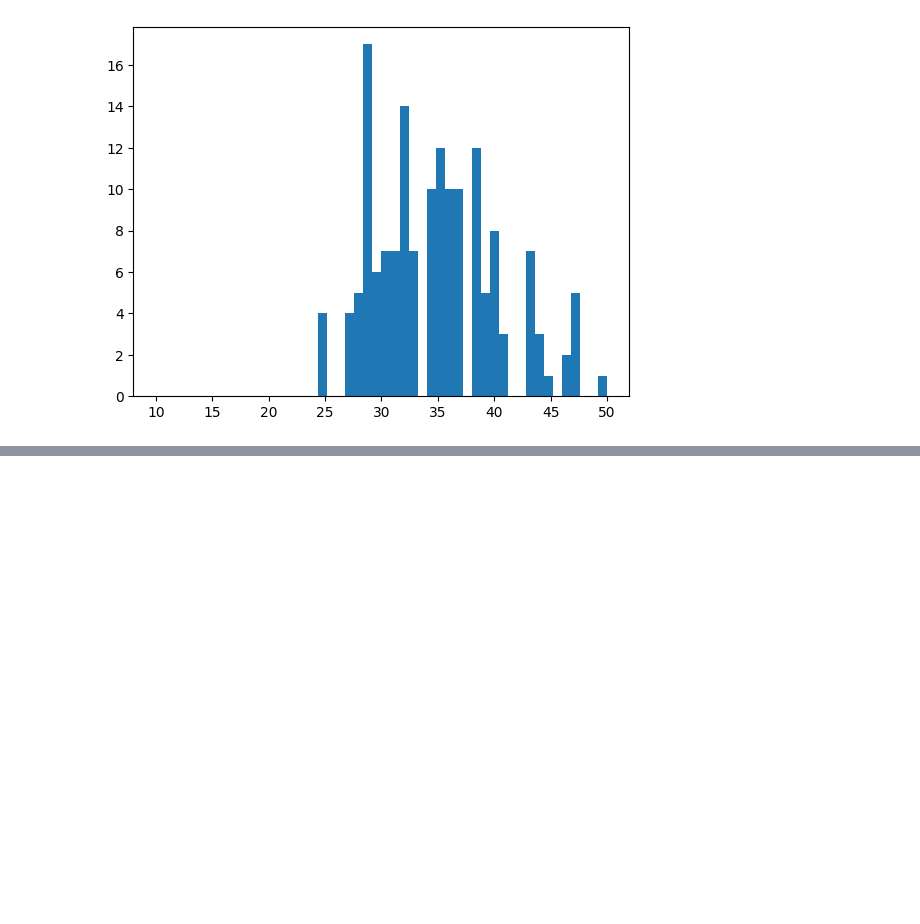
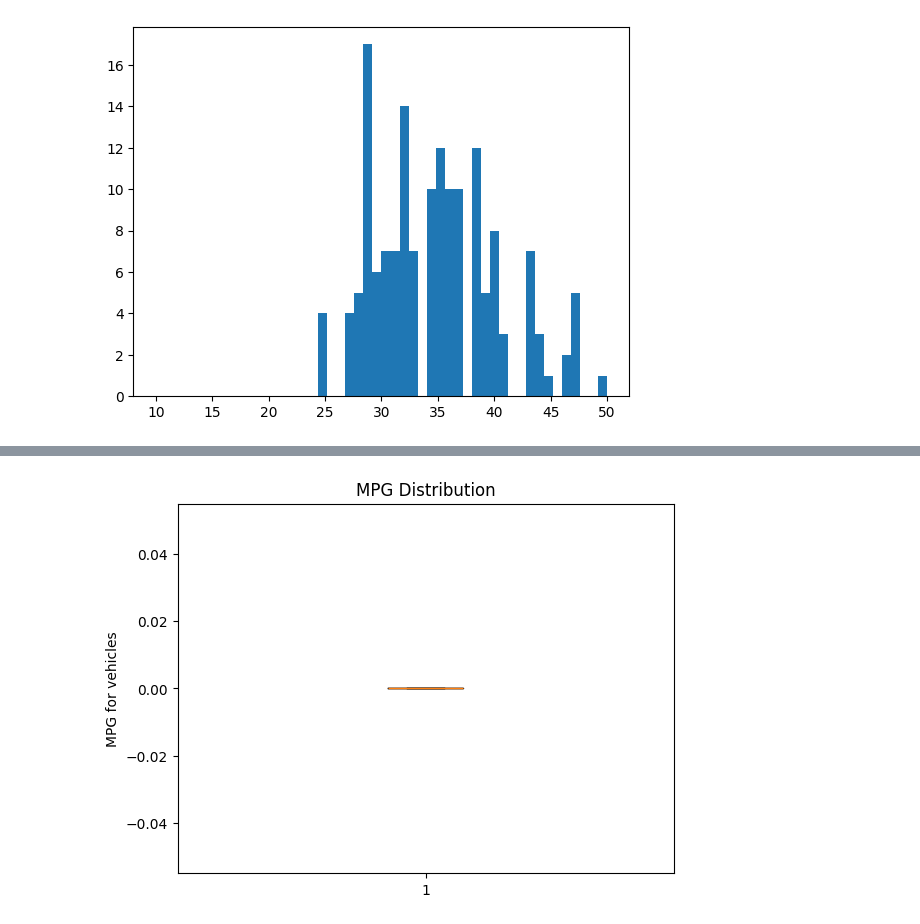
Before and after one commit to najibifar/Data_Analysis, a Jupyter notebook: Visualization/MatplotPandasSeaborn.ipynb, the cells around one changed output, grey strips where cells are left out. Saved outputs shown, nothing was run; the diff lists cells and outputs as text; code cells hidden in the pictures; blank space fills up the shorter version.

```diff
--- a/Visualization/MatplotPandasSeaborn.ipynb
+++ b/Visualization/MatplotPandasSeaborn.ipynb
@@ -108,0 +132,6 @@ ax.hist(df['Combined Electricity Consumption'], range=(10, 50), bins=50);
+# %%
+fig, ax = plt.subplots()
+ax.boxplot(df['Combined Electricity Consumption'], label=['All'], showfliers=False)
+ax.set(title='MPG Distribution', ylabel='MPG for vehicles');
+# %% [output]
+[figure, added]
```
Also changed, not shown: parts of 3 cells of this notebook.
